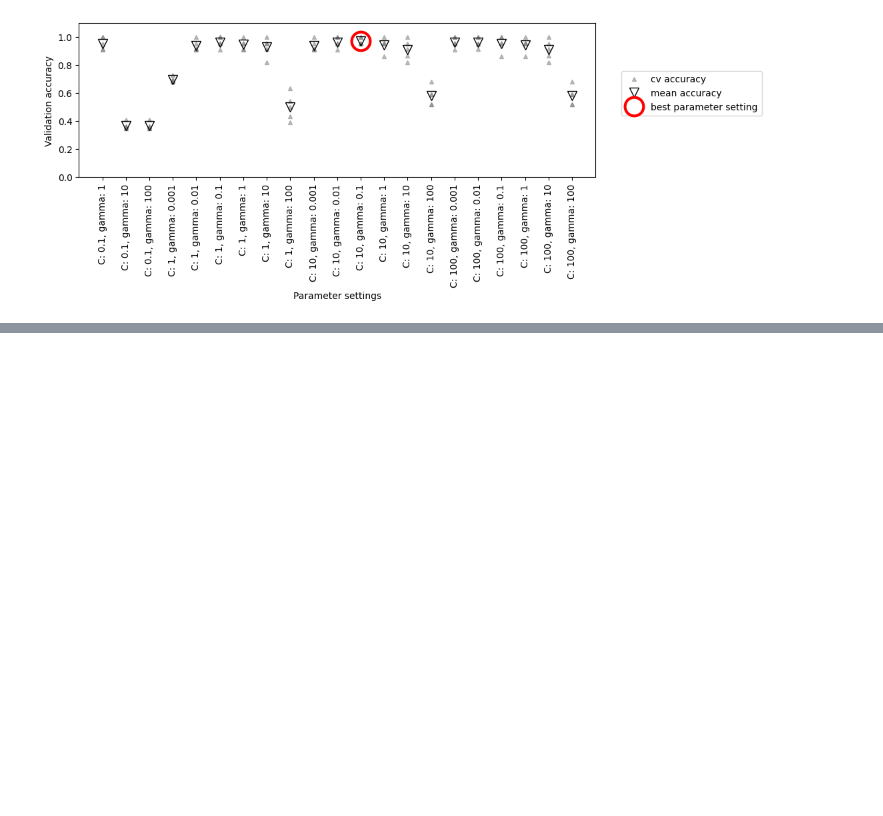
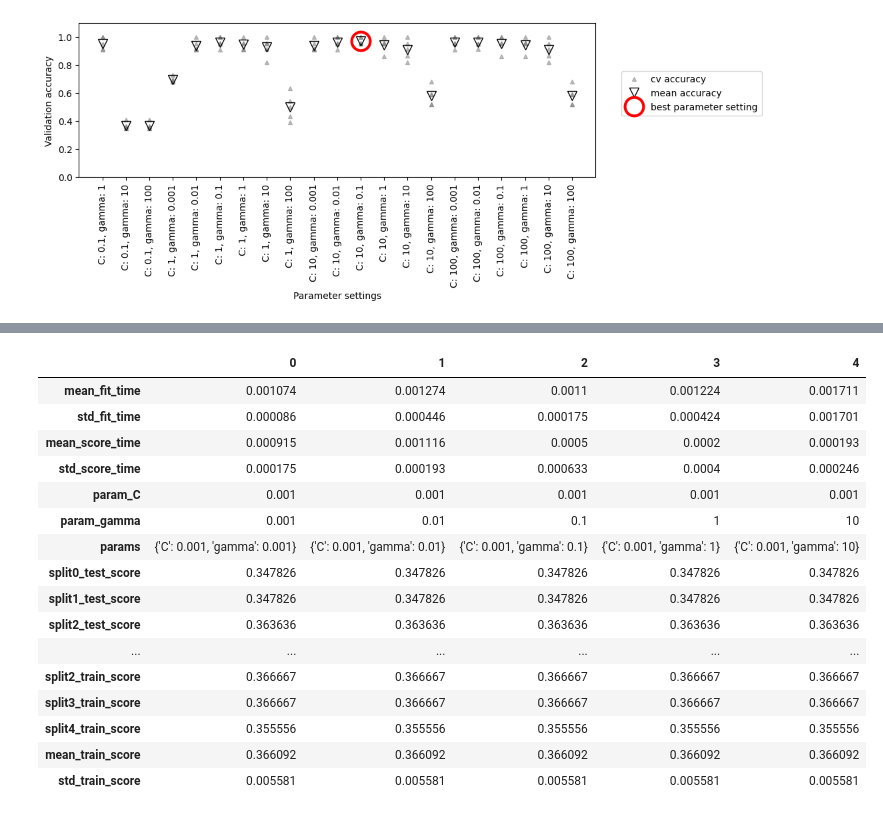
Before and after one commit to haribo09876/MachineLearning, a Jupyter notebook: 05. ModelEvaluationAndPerformanceImprovement/02. GridSearch.ipynb, the cells around one changed output, grey strips where cells are left out. Drawn from its saved outputs; the diff is of its cells as text; code cells hidden in the pictures; blank space fills up the shorter version.

```diff
--- a/05. ModelEvaluationAndPerformanceImprovement/02. GridSearch.ipynb
+++ b/05. ModelEvaluationAndPerformanceImprovement/02. GridSearch.ipynb
@@ -145,0 +171,3 @@ mglearn.plots.plot_cross_val_selection()
+# %%
+param_grid = {"C": [0.001, 0.01, 0.1, 1, 10, 100], "gamma": [0.001, 0.01, 0.1, 1, 10, 100]}
+print("매개변수 그리드:\n", param_grid)
@@ -145,0 +238,24 @@ mglearn.plots.plot_cross_val_selection()
+# %%
+pd.set_option("display.max_columns", None)
+# DataFrame으로 변환
+results = pd.DataFrame(grid_search.cv_results_)
+# 처음 다섯 개 행을 출력
+np.transpose(results.head())
+# %% [output]
+|  | 0 | 1 | 2 | 3 | 4 |
+| mean_fit_time | 0.001074 | 0.001274 | 0.0011 | 0.001224 | 0.001711 |
+| std_fit_time | 0.000086 | 0.000446 | 0.000175 | 0.000424 | 0.001701 |
+| mean_score_time | 0.000915 | 0.001116 | 0.0005 | 0.0002 | 0.000193 |
+| std_score_time | 0.000175 | 0.000193 | 0.000633 | 0.0004 | 0.000246 |
+| param_C | 0.001 | 0.001 | 0.001 | 0.001 | 0.001 |
+| param_gamma | 0.001 | 0.01 | 0.1 | 1 | 10 |
+| params | {'C': 0.001, 'gamma': 0.001} | {'C': 0.001, 'gamma': 0.01} | {'C': 0.001, 'gamma': 0.1} | {'C': 0.001, 'gamma': 1} | {'C': 0.001, 'gamma': 10} |
+| split0_test_score | 0.347826 | 0.347826 | 0.347826 | 0.347826 | 0.347826 |
+| split1_test_score | 0.347826 | 0.347826 | 0.347826 | 0.347826 | 0.347826 |
+| split2_test_score | 0.363636 | 0.363636 | 0.363636 | 0.363636 | 0.363636 |
+| ... | ... | ... | ... | ... | ... |
+| split2_train_score | 0.366667 | 0.366667 | 0.366667 | 0.366667 | 0.366667 |
+| split3_train_score | 0.366667 | 0.366667 | 0.366667 | 0.366667 | 0.366667 |
+| split4_train_score | 0.355556 | 0.355556 | 0.355556 | 0.355556 | 0.355556 |
+| mean_train_score | 0.366092 | 0.366092 | 0.366092 | 0.366092 | 0.366092 |
+| std_train_score | 0.005581 | 0.005581 | 0.005581 | 0.005581 | 0.005581 |
```
Also changed, not shown: parts of 45 cells of this notebook, 1 other file.
